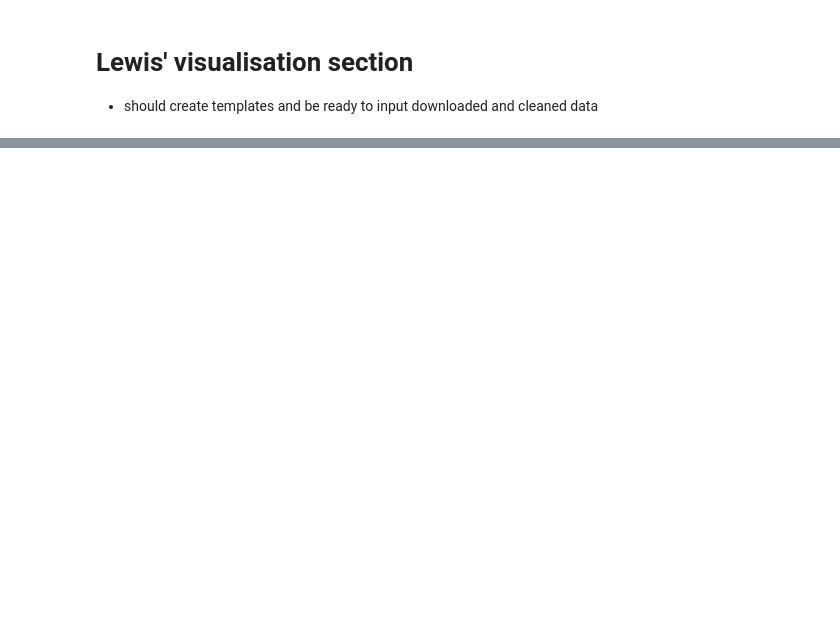
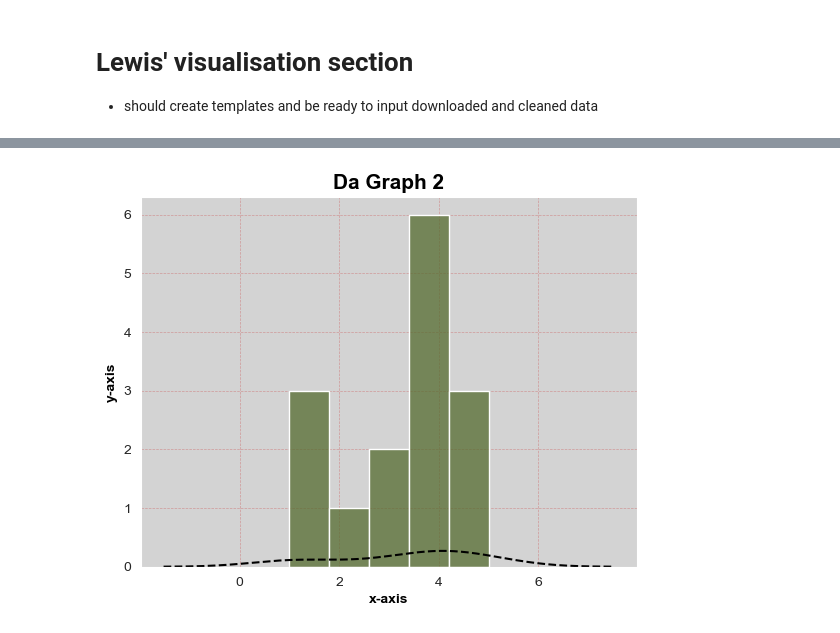
Before and after one commit to andy05t/EC1B1, a Jupyter notebook: Visualising_data.ipynb, the cells around one changed output, grey strips where cells are left out. Drawn from its saved outputs; the diff is of its cells as text; code cells hidden in the pictures; blank space fills up the shorter version.

```diff
--- a/Visualising_data.ipynb
+++ b/Visualising_data.ipynb
@@ -19,9 +35,19 @@ def scatter_plot_template(x, y, xlabel='',  ylabel='', title=''):
 # %%
-def histogram_plot_template(xlabel='', ylabel='', title=''):
+def histogram_plot_template(data, xlabel='', ylabel='', title=''):
 
 
-    sns.histplot(data, bins=5)
-    plt.xlabel(xlabel)
-    plt.ylabel(ylabel)
-    plt.title(title)
+    sns.histplot(data, bins=5, color='darkolivegreen')
+    plt.xlabel(xlabel, fontsize=10, fontweight='bold', color='black')
+    plt.ylabel(ylabel, fontsize=10, fontweight='bold', color='black')
+    plt.title(title, fontsize=15, fontweight='bold', color='black')
+    plt.gca().set_facecolor('lightgray')
+    plt.grid(True, linestyle='--', linewidth=0.5, color='indianred', alpha=0.5)
+    sns.kdeplot(data, color='black', linestyle='--')
     plt.show()
+# %%
+# This part is an ai generated dataset
+data = [1,1,1,2,3,3,4,4,4,4,4,4,5,5,5]
+
+histogram_plot_template(data, xlabel='x-axis', ylabel='y-axis', title='Da Graph 2')
+# %% [output]
+[figure, added]
```
Also changed, not shown: parts of 11 cells of this notebook.
